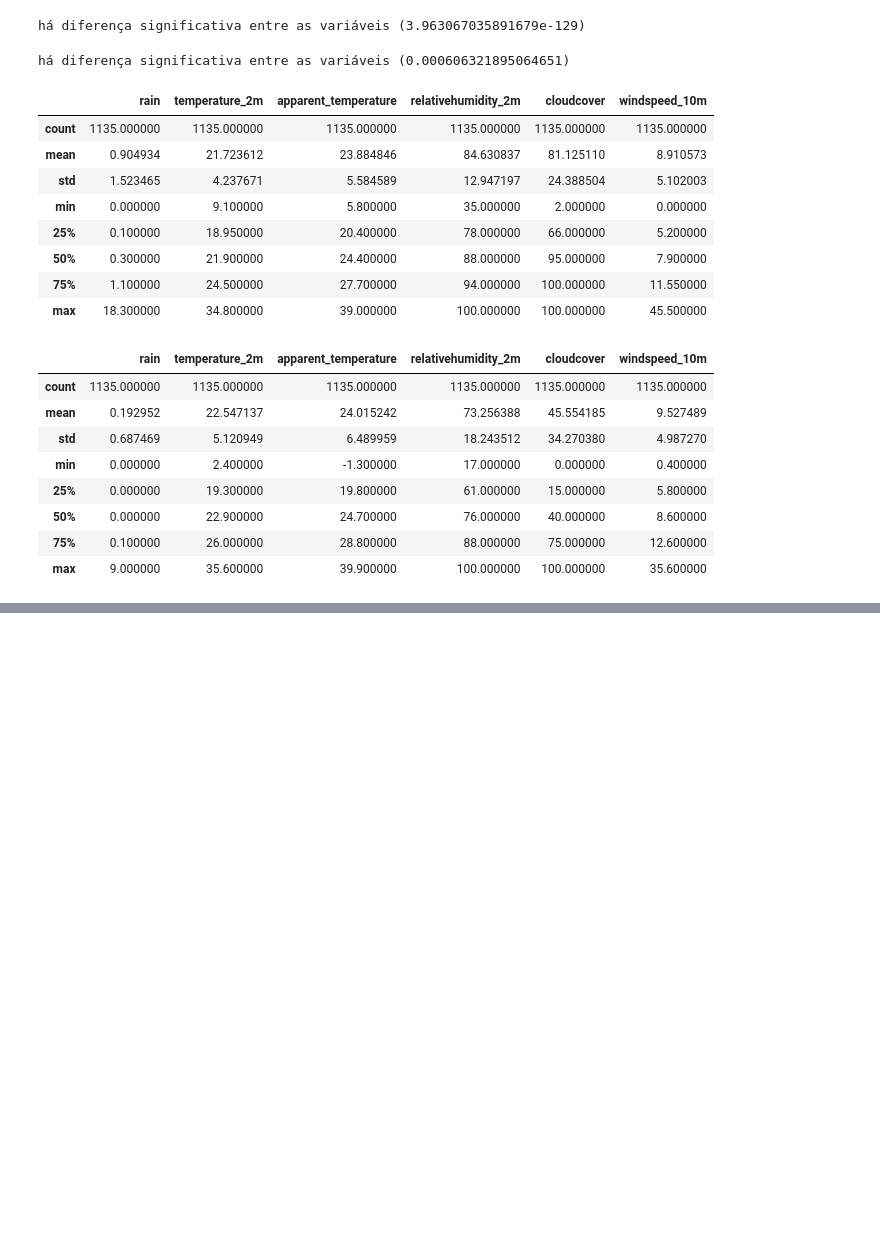
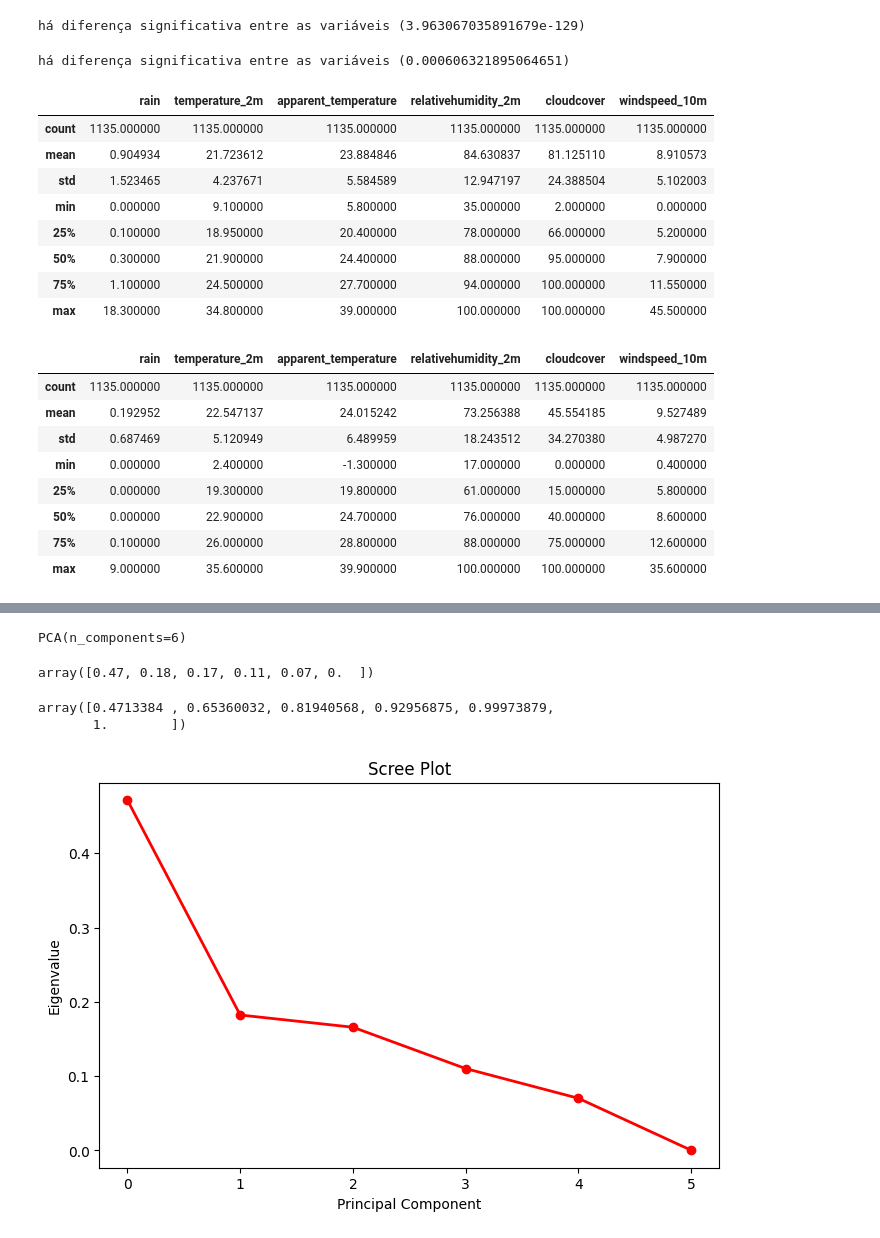
Before and after one commit to ciziks/traffic-accident-analysis, a Jupyter notebook: statistical_analysis.ipynb, the cells around one changed output, grey strips where cells are left out. Saved outputs shown, nothing was run; the diff lists cells and outputs as text; code cells hidden in the pictures; blank space fills up the shorter version.

```diff
--- a/statistical_analysis.ipynb
+++ b/statistical_analysis.ipynb
@@ -148,0 +191,35 @@ prf_not_rain_data.describe()
+# %%
+X = np.matrix(standardized_df)
+S = np.cov(np.transpose(X))
+# %%
+X = np.asarray(X)
+# %%
+from sklearn.decomposition import PCA
+
+pca = PCA(n_components=6)
+# %%
+pca.fit(X)
+# %% [output]
+PCA(n_components=6)
+# %%
+pca.explained_variance_ratio_
+
+np.round(pca.explained_variance_ratio_,2)
+# %% [output]
+array([0.47, 0.18, 0.17, 0.11, 0.07, 0.  ])
+# %%
+pca.explained_variance_ratio_.cumsum()
+# %% [output]
+array([0.4713384 , 0.65360032, 0.81940568, 0.92956875, 0.99973879,
+       1.        ])
+# %%
+fig = plt.figure(figsize=(8,5))
+
+plt.plot(pca.explained_variance_ratio_,  'ro-', linewidth=2)
+plt.title('Scree Plot')
+plt.xlabel('Principal Component')
+plt.ylabel('Eigenvalue')
+
+plt.show()
+# %% [output]
+[figure, added]
```
Also changed, not shown: parts of 29 cells of this notebook.
